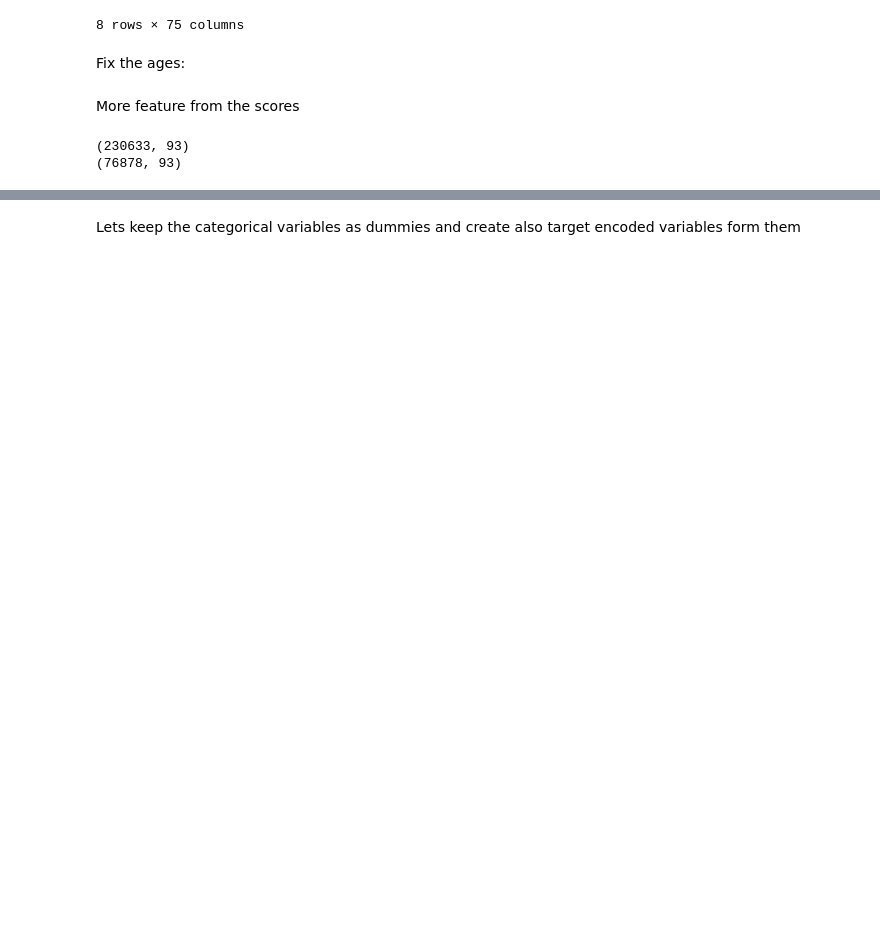
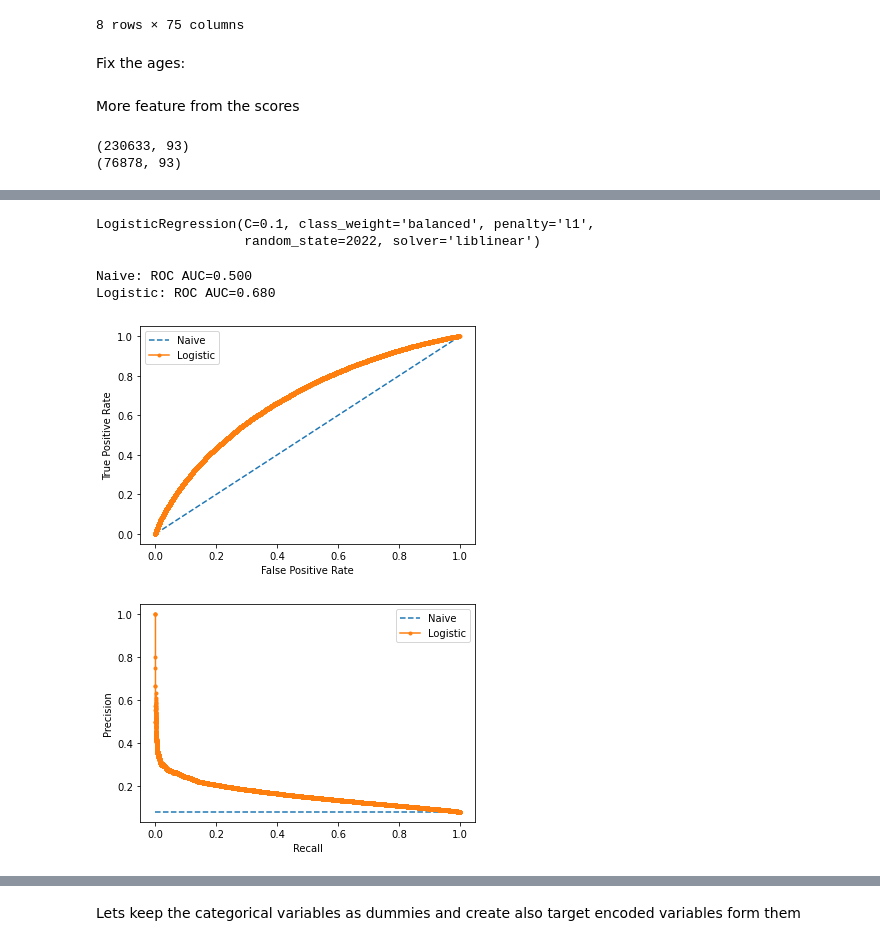
Before and after one commit to andresvBSE/CT-Loan-default-risk, a Jupyter notebook: First steps.ipynb, the cells around one changed output, grey strips where cells are left out. Cells and saved outputs as stored; diff of their text form; code cells hidden in the pictures; blank space fills up the shorter version.

```diff
--- a/First steps.ipynb
+++ b/First steps.ipynb
@@ -502,0 +504,29 @@ print(X_train_.shape, X_val_.shape, y_train.shape, y_val.shape)
+# %%
+scaler = MinMaxScaler()
+scaler.fit(X_train_)
+
+X_train_s = pd.DataFrame(scaler.transform(X_train_), columns=X_train_.columns)
+X_val_s = pd.DataFrame(scaler.transform(X_val_), columns=X_train_.columns)
+# %%
+lr = LogisticRegression(C=0.1, penalty='l1', solver='liblinear', class_weight='balanced', random_state=2022)
+lr.fit(X_train_, y_train)
+# %% [output]
+LogisticRegression(C=0.1, class_weight='balanced', penalty='l1',
+                   random_state=2022, solver='liblinear')
+# %%
+# Classes
+in_pred_lr = lr.predict(X_train_s)
+out_pred_lr = lr.predict(X_val_s)
+
+# Proba
+in_proba_lr = lr.predict_proba(X_train_s)
+out_proba_lr = lr.predict_proba(X_val_s)
+# %%
+# Insample metrics
+roc_auc_curve_plot(y_train, in_proba_lr[:,1], name='Logistic')
+precision_recall_curve_plot(y_train, in_proba_lr[:,1], name='Logistic')
+# %% [output]
+Naive: ROC AUC=0.500
+Logistic: ROC AUC=0.680
+[figure, added]
+[figure, added]
```
Also changed, not shown: parts of 87 cells of this notebook, 1 other file.
